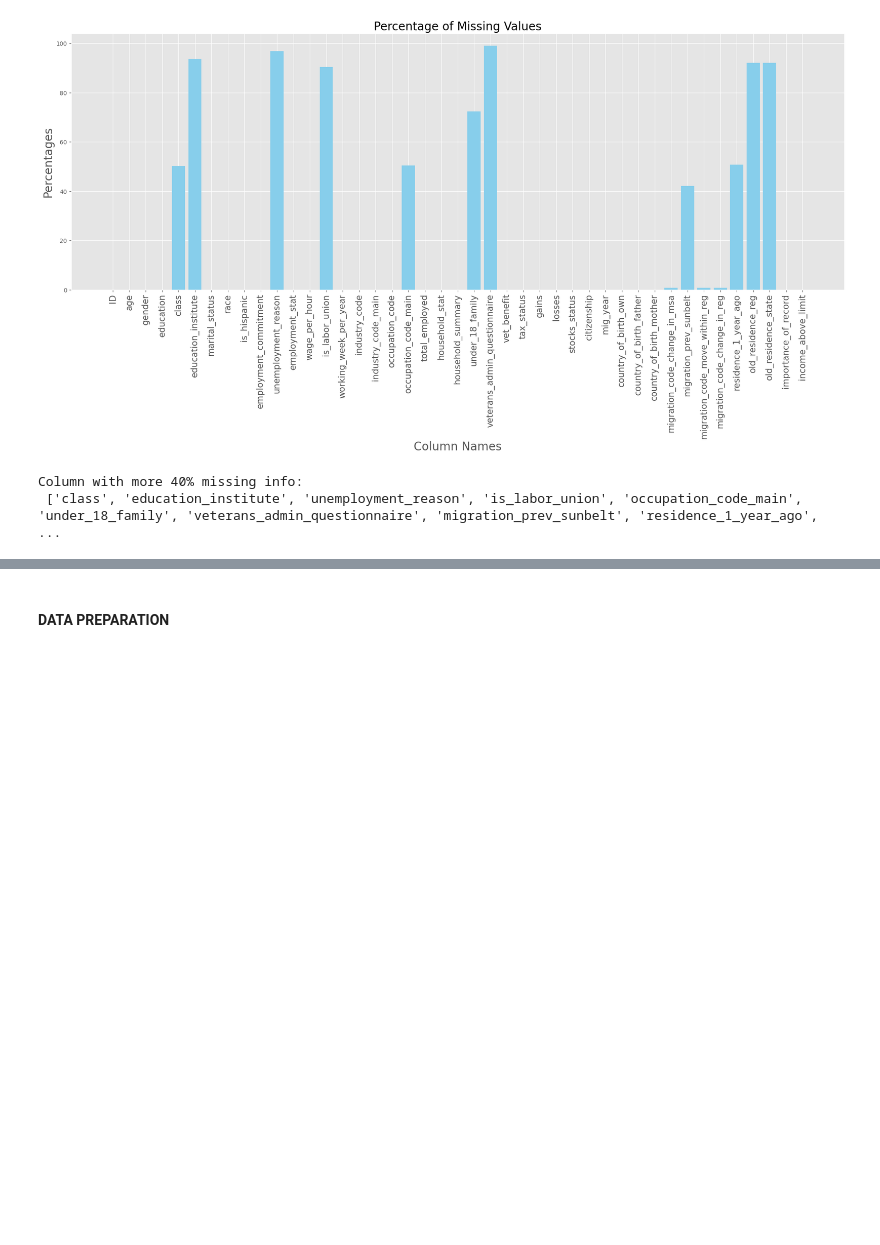
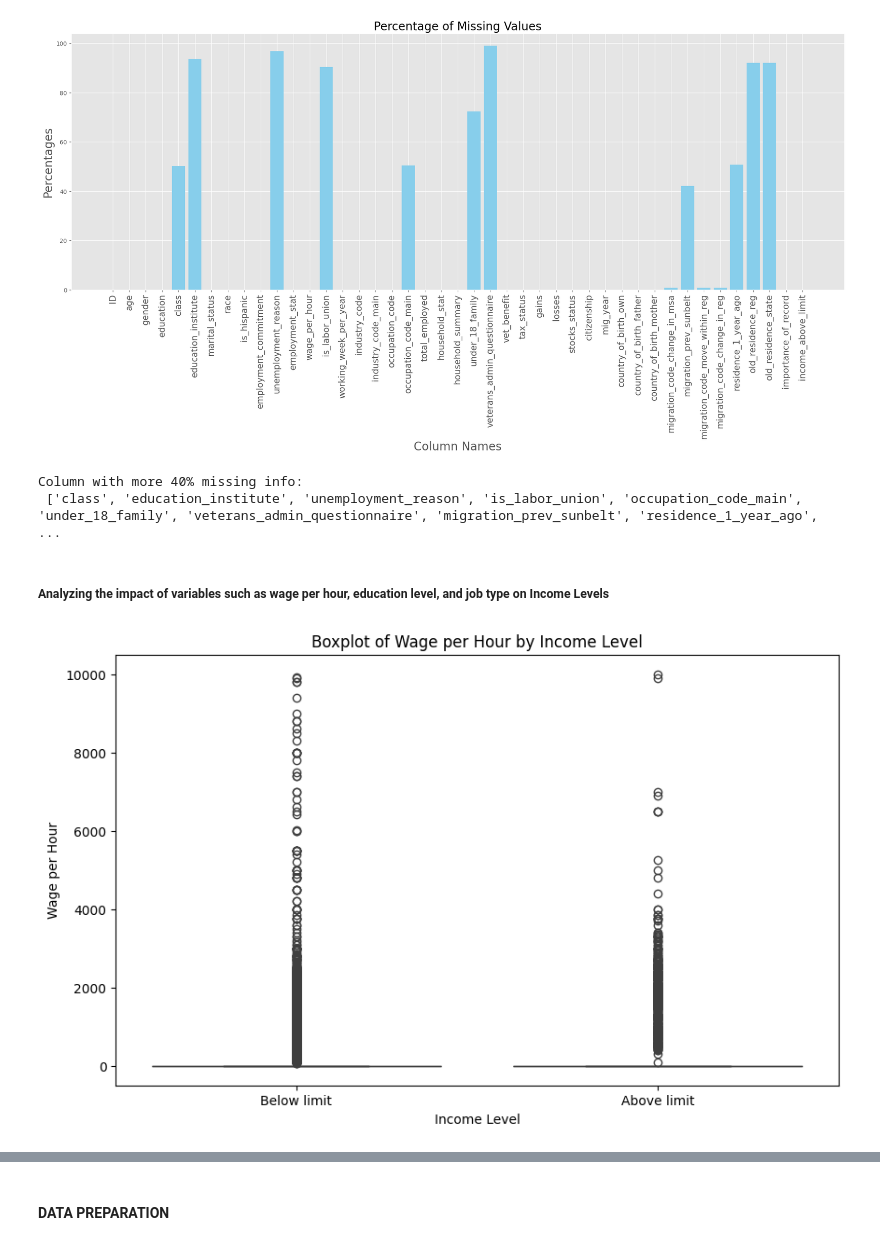
Before and after one commit to AndyMortey/PREDICTING-ANNUAL-INCOME-USING-MACHINE-LEARNING, a Jupyter notebook: notebook.ipynb, the cells around one changed output, grey strips where cells are left out. Cells and saved outputs as stored; diff of their text form; code cells hidden in the pictures; blank space fills up the shorter version.

Commit message:
Data Analysis

```diff
--- a/notebook.ipynb
+++ b/notebook.ipynb
@@ -153,3 +155,16 @@ print("Column with more 40% missing info: \n",columns_to_remove)
 # %% [output]
 Column with more 40% missing info:
  ['class', 'education_institute', 'unemployment_reason', 'is_labor_union', 'occupation_code_main', 'under_18_family', 'veterans_admin_questionnaire', 'migration_prev_sunbelt', 'residence_1_year_ago',  ...
+# %% [markdown]
+##### Analyzing the impact of variables such as wage per hour, education level, and job type on Income Levels
+# %%
+#visualize how wage_per_hour impacts income levels
+# Boxplot
+plt.figure(figsize=(10, 6))
+sns.boxplot(x='income_above_limit', y='wage_per_hour', data=train_df)
+plt.title('Boxplot of Wage per Hour by Income Level')
+plt.xlabel('Income Level')
+plt.ylabel('Wage per Hour')
+plt.show()
+# %% [output]
+[figure, added]
```
Also changed, not shown: parts of 9 cells of this notebook.
